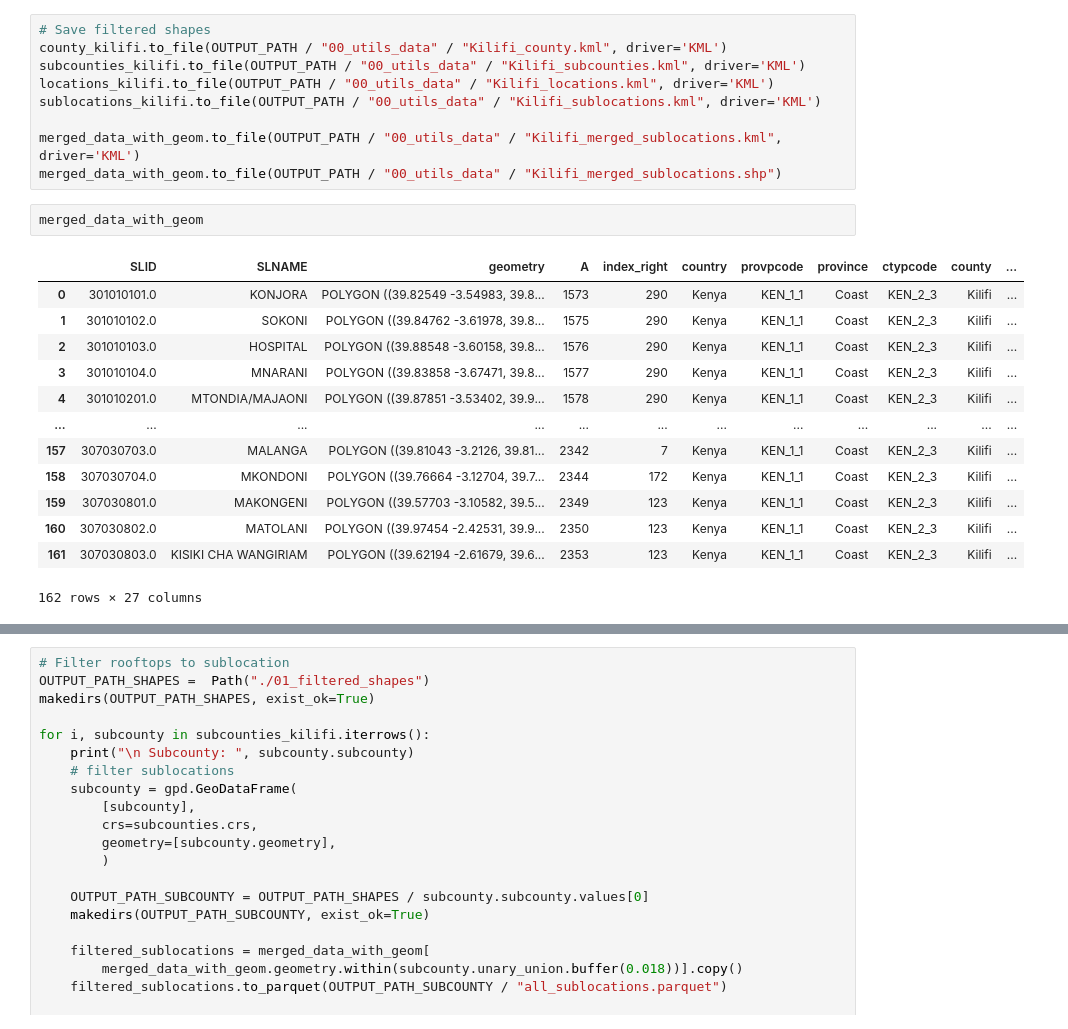
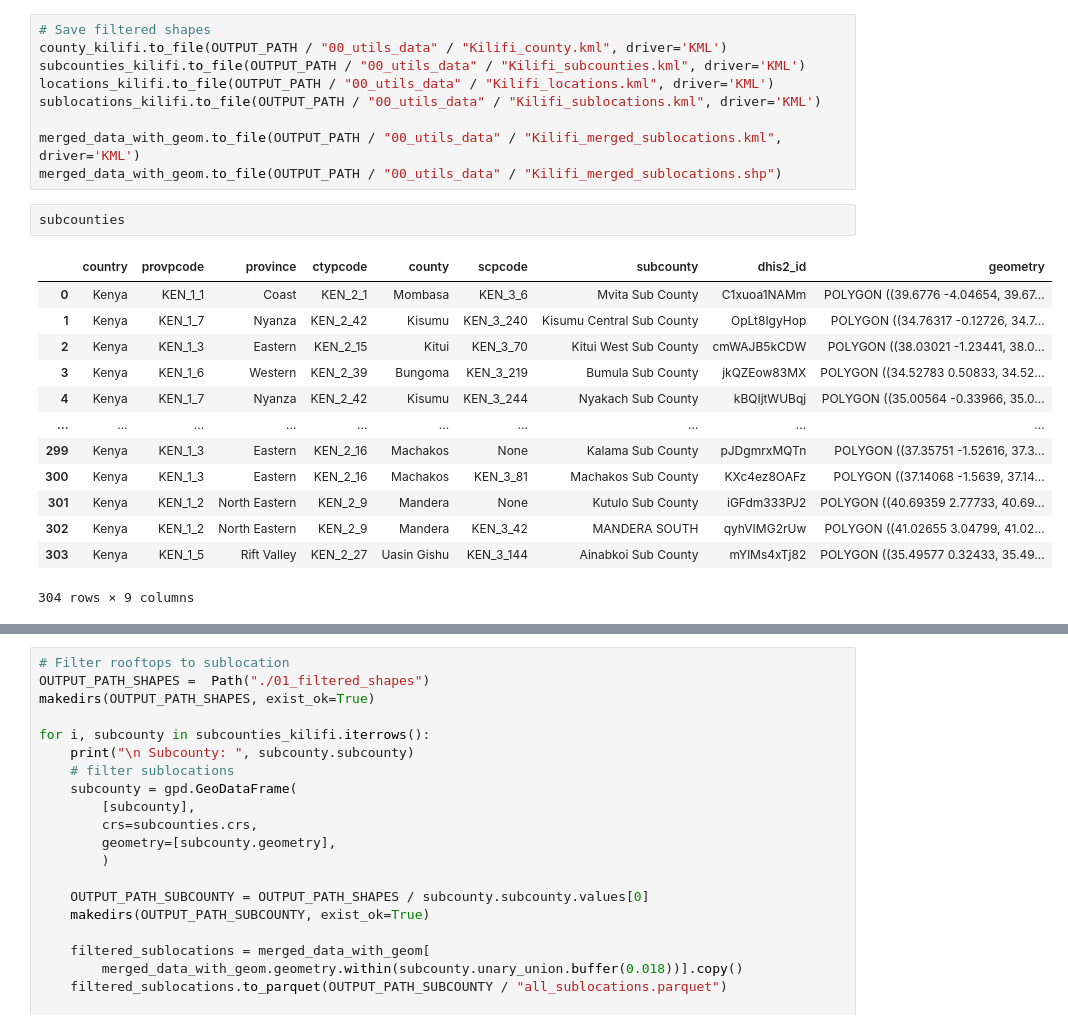
Before and after one commit to IDinsight/rooftop_sampling, a Jupyter notebook: kilifi_sampling/01_load_data.ipynb, the cells around one changed output, grey strips where cells are left out. Saved outputs shown, nothing was run; the diff lists cells and outputs as text.

```diff
--- a/kilifi_sampling/01_load_data.ipynb
+++ b/kilifi_sampling/01_load_data.ipynb
@@ -73,22 +73,22 @@ sublocations_kilifi.to_file(OUTPUT_PATH / "00_utils_data" / "Kilifi_sublocations
 
 merged_data_with_geom.to_file(OUTPUT_PATH / "00_utils_data" / "Kilifi_merged_sublocations.kml", driver='KML')
 merged_data_with_geom.to_file(OUTPUT_PATH / "00_utils_data" / "Kilifi_merged_sublocations.shp")
-# %%
-merged_data_with_geom
-# %% [output]
-|  | SLID | SLNAME | geometry | A | index_right | country | provpcode | province | ctypcode | county | ... |
-| 0 | 301010101.0 | KONJORA | POLYGON ((39.82549 -3.54983, 39.8... | 1573 | 290 | Kenya | KEN_1_1 | Coast | KEN_2_3 | Kilifi | ... |
-| 1 | 301010102.0 | SOKONI | POLYGON ((39.84762 -3.61978, 39.8... | 1575 | 290 | Kenya | KEN_1_1 | Coast | KEN_2_3 | Kilifi | ... |
-| 2 | 301010103.0 | HOSPITAL | POLYGON ((39.88548 -3.60158, 39.8... | 1576 | 290 | Kenya | KEN_1_1 | Coast | KEN_2_3 | Kilifi | ... |
-| 3 | 301010104.0 | MNARANI | POLYGON ((39.83858 -3.67471, 39.8... | 1577 | 290 | Kenya | KEN_1_1 | Coast | KEN_2_3 | Kilifi | ... |
-| 4 | 301010201.0 | MTONDIA/MAJAONI | POLYGON ((39.87851 -3.53402, 39.9... | 1578 | 290 | Kenya | KEN_1_1 | Coast | KEN_2_3 | Kilifi | ... |
-| ... | ... | ... | ... | ... | ... | ... | ... | ... | ... | ... | ... |
-| 157 | 307030703.0 | MALANGA | POLYGON ((39.81043 -3.2126, 39.81... | 2342 | 7 | Kenya | KEN_1_1 | Coast | KEN_2_3 | Kilifi | ... |
-| 158 | 307030704.0 | MKONDONI | POLYGON ((39.76664 -3.12704, 39.7... | 2344 | 172 | Kenya | KEN_1_1 | Coast | KEN_2_3 | Kilifi | ... |
-| 159 | 307030801.0 | MAKONGENI | POLYGON ((39.57703 -3.10582, 39.5... | 2349 | 123 | Kenya | KEN_1_1 | Coast | KEN_2_3 | Kilifi | ... |
-| 160 | 307030802.0 | MATOLANI | POLYGON ((39.97454 -2.42531, 39.9... | 2350 | 123 | Kenya | KEN_1_1 | Coast | KEN_2_3 | Kilifi | ... |
-| 161 | 307030803.0 | KISIKI CHA WANGIRIAM | POLYGON ((39.62194 -2.61679, 39.6... | 2353 | 123 | Kenya | KEN_1_1 | Coast | KEN_2_3 | Kilifi | ... |
-162 rows × 27 columns
+# %%
+subcounties
+# %% [output]
+|  | country | provpcode | province | ctypcode | county | scpcode | subcounty | dhis2_id | geometry |
+| 0 | Kenya | KEN_1_1 | Coast | KEN_2_1 | Mombasa | KEN_3_6 | Mvita Sub County | C1xuoa1NAMm | POLYGON ((39.6776 -4.04654, 39.67... |
+| 1 | Kenya | KEN_1_7 | Nyanza | KEN_2_42 | Kisumu | KEN_3_240 | Kisumu Central Sub County | OpLt8IgyHop | POLYGON ((34.76317 -0.12726, 34.7... |
+| 2 | Kenya | KEN_1_3 | Eastern | KEN_2_15 | Kitui | KEN_3_70 | Kitui West Sub County | cmWAJB5kCDW | POLYGON ((38.03021 -1.23441, 38.0... |
+| 3 | Kenya | KEN_1_6 | Western | KEN_2_39 | Bungoma | KEN_3_219 | Bumula Sub County | jkQZEow83MX | POLYGON ((34.52783 0.50833, 34.52... |
+| 4 | Kenya | KEN_1_7 | Nyanza | KEN_2_42 | Kisumu | KEN_3_244 | Nyakach Sub County | kBQIjtWUBqj | POLYGON ((35.00564 -0.33966, 35.0... |
+| ... | ... | ... | ... | ... | ... | ... | ... | ... | ... |
+| 299 | Kenya | KEN_1_3 | Eastern | KEN_2_16 | Machakos | None | Kalama Sub County | pJDgmrxMQTn | POLYGON ((37.35751 -1.52616, 37.3... |
+| 300 | Kenya | KEN_1_3 | Eastern | KEN_2_16 | Machakos | KEN_3_81 | Machakos Sub County | KXc4ez8OAFz | POLYGON ((37.14068 -1.5639, 37.14... |
+| 301 | Kenya | KEN_1_2 | North Eastern | KEN_2_9 | Mandera | None | Kutulo Sub County | iGFdm333PJ2 | POLYGON ((40.69359 2.77733, 40.69... |
+| 302 | Kenya | KEN_1_2 | North Eastern | KEN_2_9 | Mandera | KEN_3_42 | MANDERA SOUTH | qyhVIMG2rUw | POLYGON ((41.02655 3.04799, 41.02... |
+| 303 | Kenya | KEN_1_5 | Rift Valley | KEN_2_27 | Uasin Gishu | KEN_3_144 | Ainabkoi Sub County | mYlMs4xTj82 | POLYGON ((35.49577 0.32433, 35.49... |
+304 rows × 9 columns
 # %%
 fig, (ax1, ax2, ax3) = plt.subplots(1, 3, figsize=(15, 5))
 
```
Also changed, not shown: parts of 1 cell of this notebook, 2 other files.
